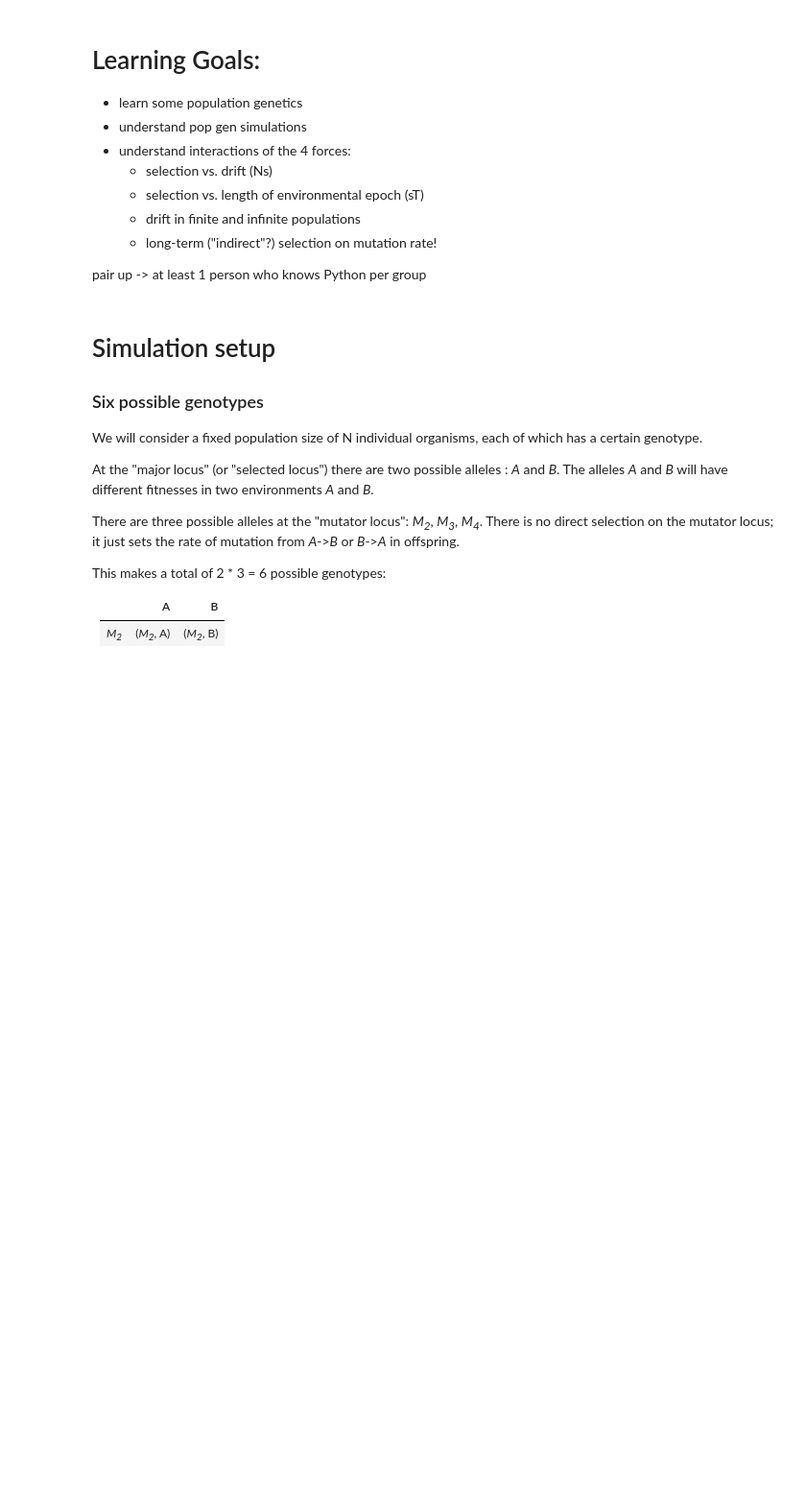
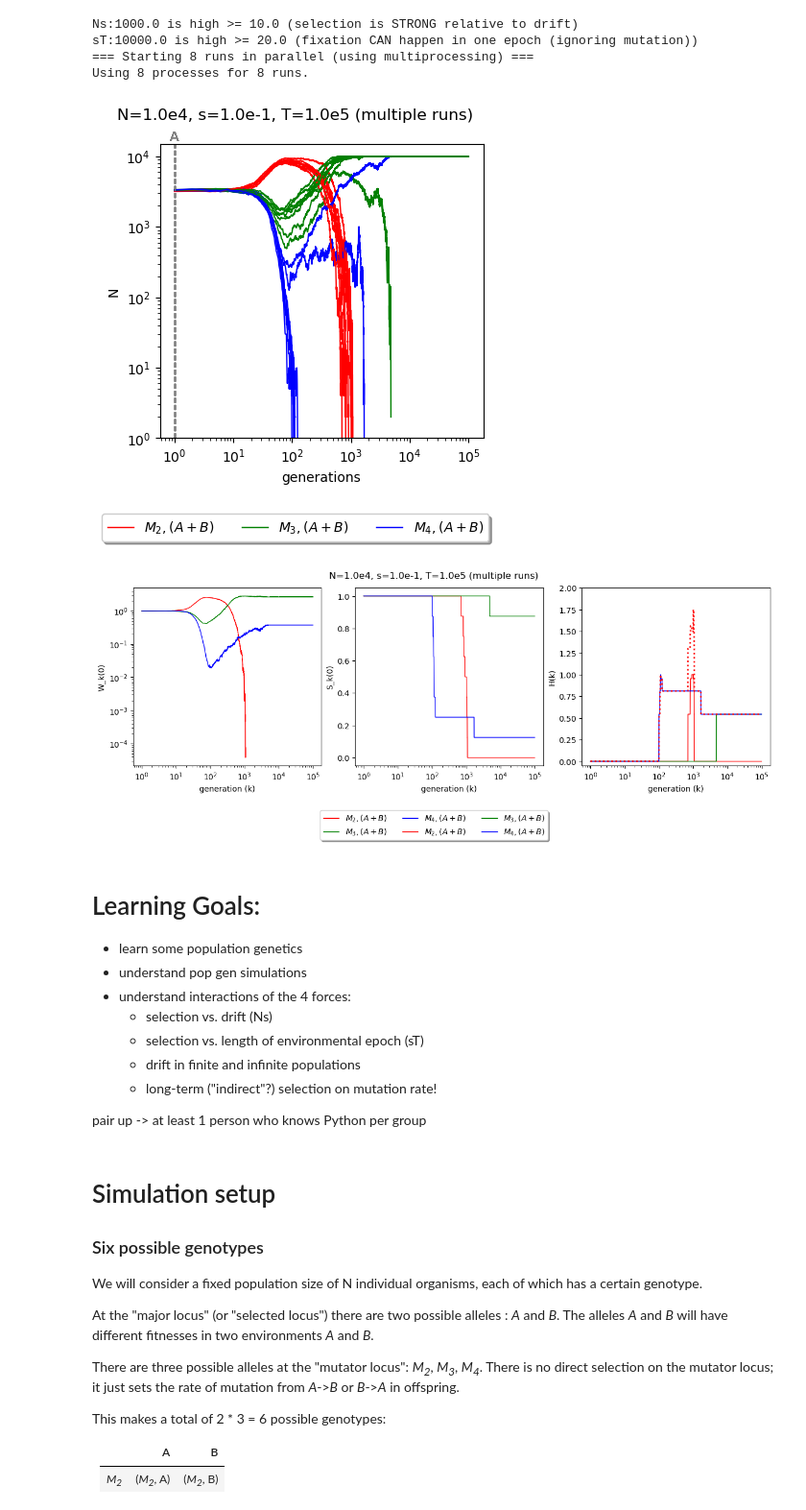
Before and after one commit to mepster/evosim, a Jupyter notebook: lab2.ipynb, the cells around one changed output. Shown: that part at 96% size. Drawn from its saved outputs; the diff is of its cells as text; code cells hidden in the pictures; blank space fills up the shorter version.

Commit message:
rearranged plotKFit

```diff
--- a/lab2.ipynb
+++ b/lab2.ipynb
@@ -5,28 +5,35 @@ reload(evosim); None
 # %%
 args = evosim.default_args.copy()
 
 args.minMu = 2
 args.numClades = 3
 args.aToB = 0.0
 
 args.s = 0.1 # change this to see effect of selection strength
 args.includeMutation = True
 
 args.T = 1e5
 args.numEpochs = 1
 # BTW runtime is linear in T * numEpochs
 
 args.N = 1e4 # change this and re-run to see differential effect of selection vs drift
-args.numRuns = 16
+args.numRuns = 8
 args.numPops = 1
 
 # plotting args
 args.plotLog = True
 args.plotAB = False
-args.plotFit = True
+args.plotKFit = True
 
 evosim.evosim(args)
 #args, runs = evosim.evosim_run(args)
+# %% [output]
+Ns:1000.0 is high >= 10.0 (selection is STRONG relative to drift)
+sT:10000.0 is high >= 20.0 (fixation CAN happen in one epoch (ignoring mutation))
+=== Starting 8 runs in parallel (using multiprocessing) ===
+Using 8 processes for 8 runs.
+[figure, added]
+[figure, added]
 # %%
 # plotting args
 args.plotLog = True
```
Also changed, not shown: parts of 12 cells of this notebook, 1 other file.
